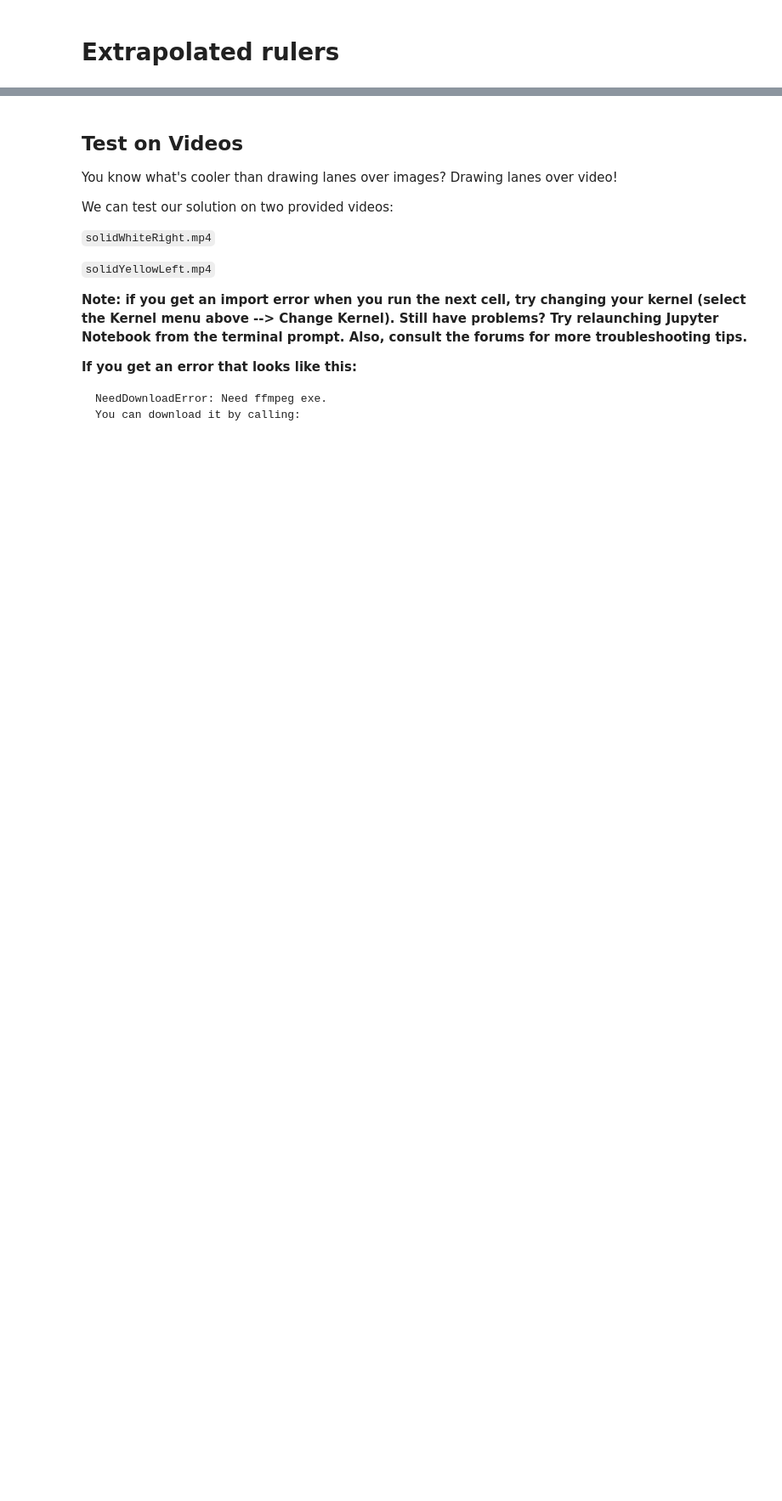
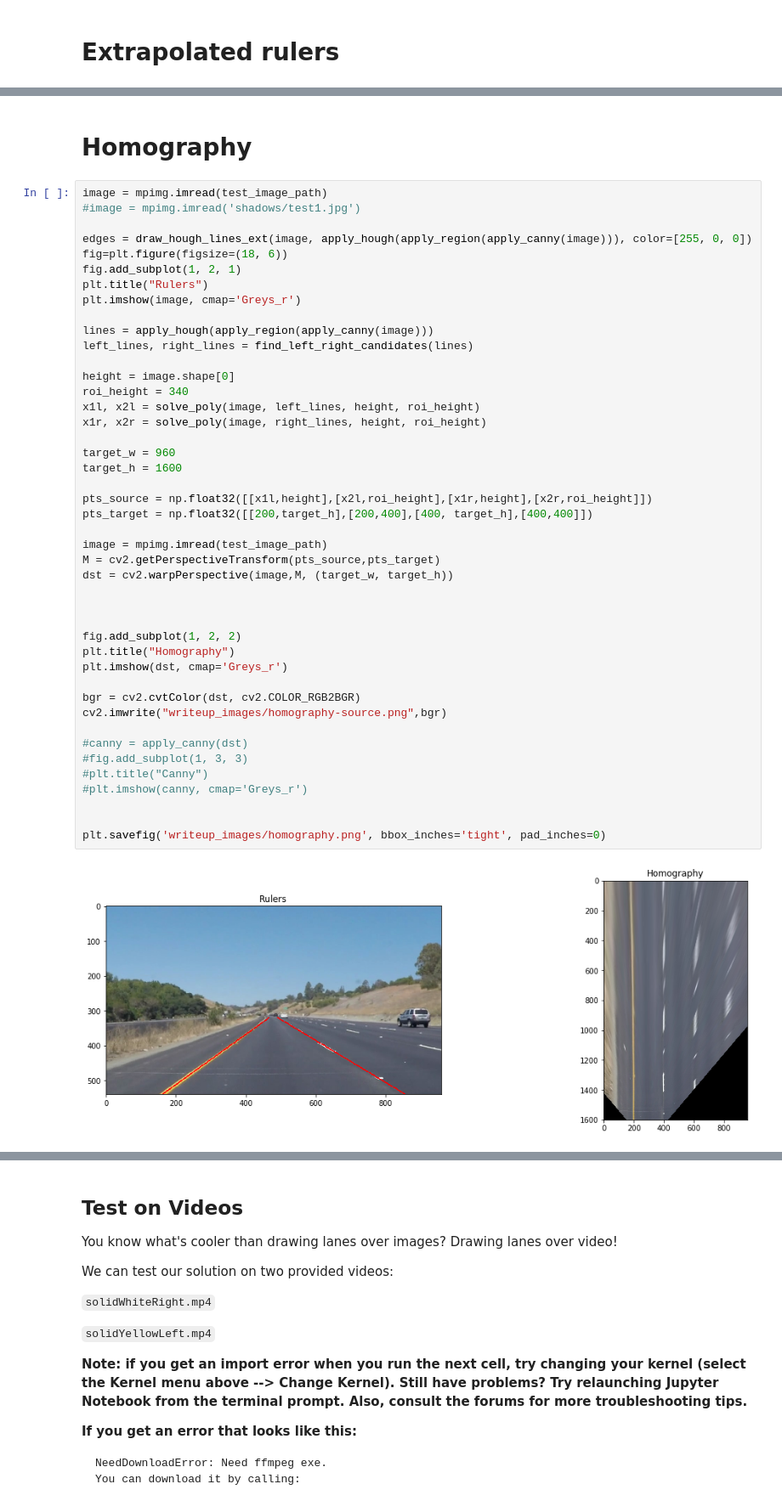
Before and after one commit to kradio3/CarND-LaneLines-P1, a Jupyter notebook: writeup_images.ipynb, the cells around one changed output, grey strips where cells are left out. Shown at 85% size. Saved outputs shown, nothing was run; the diff lists cells and outputs as text; blank space fills up the shorter version.

```diff
--- a/writeup_images.ipynb
+++ b/writeup_images.ipynb
@@ -266,3 +311,51 @@ plt.imshow(clean, cmap='Greys_r')
 plt.savefig('writeup_images/rulers.png', bbox_inches='tight', pad_inches=0)
 # %% [output]
 [figure]
+# %% [markdown]
+# Homography
+# %%
+image = mpimg.imread(test_image_path)
+#image = mpimg.imread('shadows/test1.jpg')
+
+edges = draw_hough_lines_ext(image, apply_hough(apply_region(apply_canny(image))), color=[255, 0, 0])
+fig=plt.figure(figsize=(18, 6))
+fig.add_subplot(1, 2, 1)
+plt.title("Rulers")
+plt.imshow(image, cmap='Greys_r')
+
+lines = apply_hough(apply_region(apply_canny(image)))
+left_lines, right_lines = find_left_right_candidates(lines)
+
+height = image.shape[0]
+roi_height = 340
+x1l, x2l = solve_poly(image, left_lines, height, roi_height)
+x1r, x2r = solve_poly(image, right_lines, height, roi_height)
+
+target_w = 960
+target_h = 1600
+
+pts_source = np.float32([[x1l,height],[x2l,roi_height],[x1r,height],[x2r,roi_height]])
+pts_target = np.float32([[200,target_h],[200,400],[400, target_h],[400,400]])
+
+image = mpimg.imread(test_image_path)
+M = cv2.getPerspectiveTransform(pts_source,pts_target)
+dst = cv2.warpPerspective(image,M, (target_w, target_h))
+
+
+
+fig.add_subplot(1, 2, 2)
+plt.title("Homography")
+plt.imshow(dst, cmap='Greys_r')
+
+bgr = cv2.cvtColor(dst, cv2.COLOR_RGB2BGR)
+cv2.imwrite("writeup_images/homography-source.png",bgr)
+
+#canny = apply_canny(dst)
+#fig.add_subplot(1, 3, 3)
+#plt.title("Canny")
+#plt.imshow(canny, cmap='Greys_r')
+
+
+plt.savefig('writeup_images/homography.png', bbox_inches='tight', pad_inches=0)
+# %% [output]
+[figure, added]
```
Also changed, not shown: parts of 9 cells of this notebook, 7 other files.
